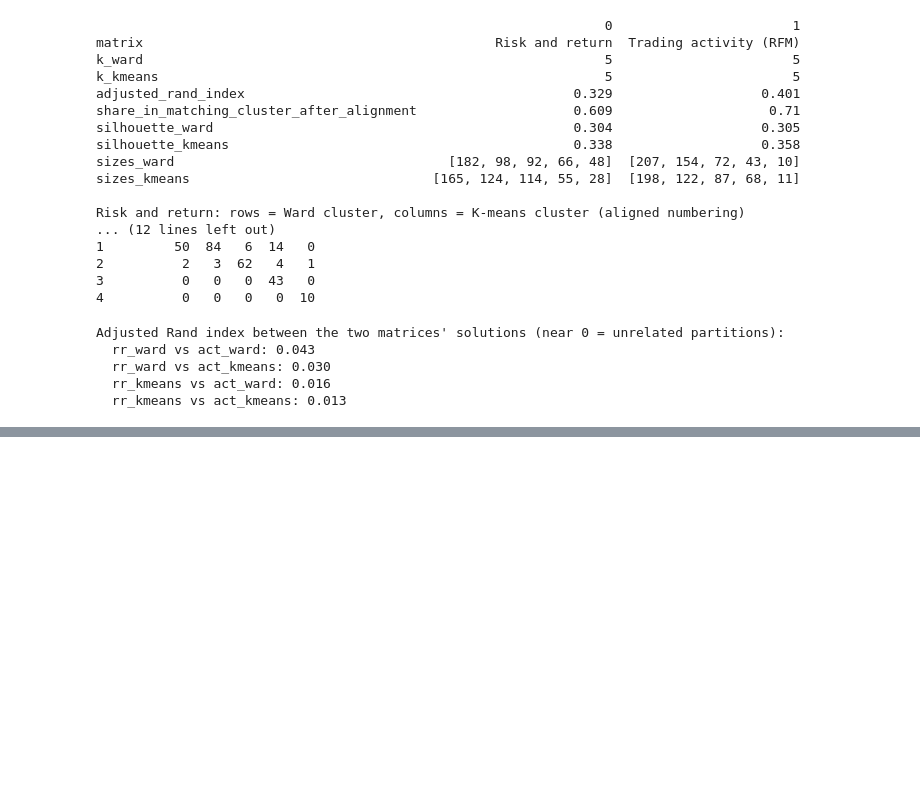
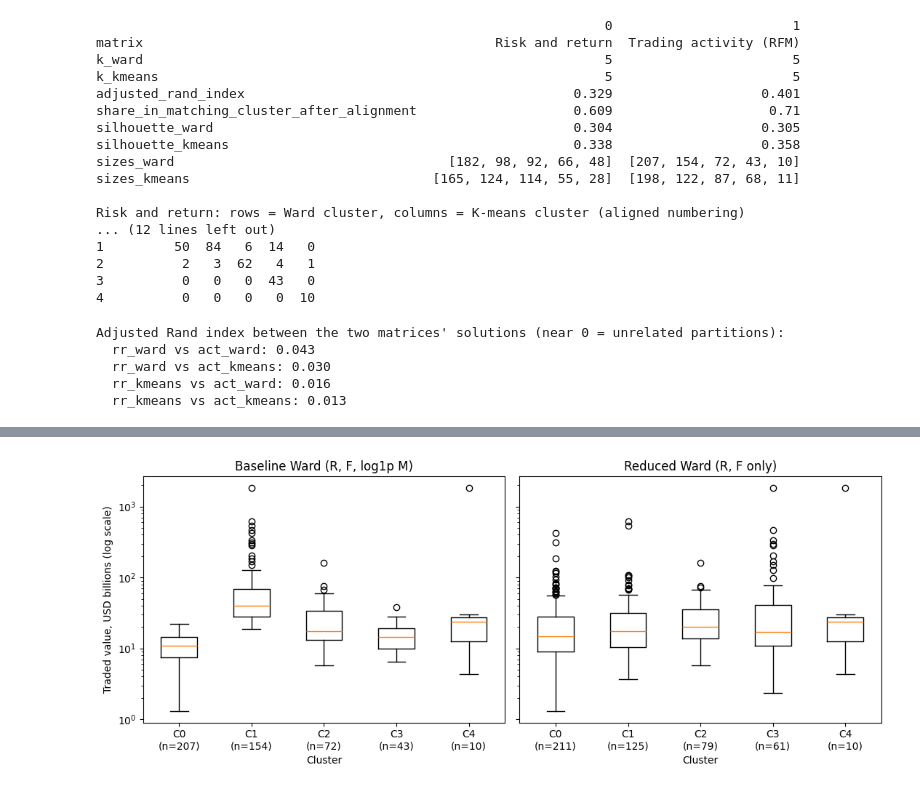
Before and after one commit to nemitha21/S-P500_Stock_Analysis_CWK1, a Jupyter notebook: S&P500_Stock_Analysis_CWK1.ipynb, the cells around one changed output, grey strips where cells are left out. Drawn from its saved outputs; the diff is of its cells as text; code cells hidden in the pictures; blank space fills up the shorter version.

```diff
--- a/S&P500_Stock_Analysis_CWK1.ipynb
+++ b/S&P500_Stock_Analysis_CWK1.ipynb
@@ -1454,0 +1579,14 @@ Adjusted Rand index between the two matrices' solutions (near 0 = unrelated part
+# %%
+tv = pd.DataFrame({"M_bn": orig["M"] / 1e9, "log1p_M": np.log1p(orig["M"])})
+
+def tv_profile(labels):
+    g = tv.groupby(labels)["M_bn"]
+    return pd.concat([g.size().rename("n"), g.median().rename("median_M_bn"),
+                      g.quantile(0.25).rename("q1_M_bn"), g.quantile(0.75).rename("q3_M_bn")], axis=1)
+
+print("\nTraded value by BASELINE cluster (USD bn, 60 sessions):\n", tv_profile(base).round(2).to_string())
+print("\nTraded value by REDUCED (R,F only) cluster, numbering aligned to baseline:\n", tv_profile(red_aligned).round(2).to_string())
+
+eta_M = pd.Series({"baseline (R,F,M)": eta_squared(tv[["log1p_M"]], base)["log1p_M"],
+                   "reduced (R,F only)": eta_squared(tv[["log1p_M"]], red_aligned)["log1p_M"]})
+print("\nShare of log1p(M) variance explained by cluster membership:\n", eta_M.round(3))
@@ -1454,0 +1611,14 @@ Adjusted Rand index between the two matrices' solutions (near 0 = unrelated part
+# %%
+fig, ax = plt.subplots(1, 2, figsize=(11, 4.5), sharey=True)
+for a, (title, labs) in zip(ax, [("Baseline Ward (R, F, log1p M)", base), ("Reduced Ward (R, F only)", red_aligned)]):
+    clusters = sorted(labs.unique())
+    data = [tv.loc[labs == c, "M_bn"].values for c in clusters]
+    a.boxplot(data)
+    a.set_xticklabels([f"C{c}\n(n={len(d)})" for c, d in zip(clusters, data)])
+    a.set_yscale("log"); a.set_title(title); a.set_xlabel("Cluster")
+ax[0].set_ylabel("Traded value, USD billions (log scale)")
+plt.tight_layout()
+plt.savefig("outputs/figures/fig_monetary_removal.png", dpi=200)
+plt.show()
+# %% [output]
+[figure, added]
```
Also changed, not shown: parts of 7 cells of this notebook.
